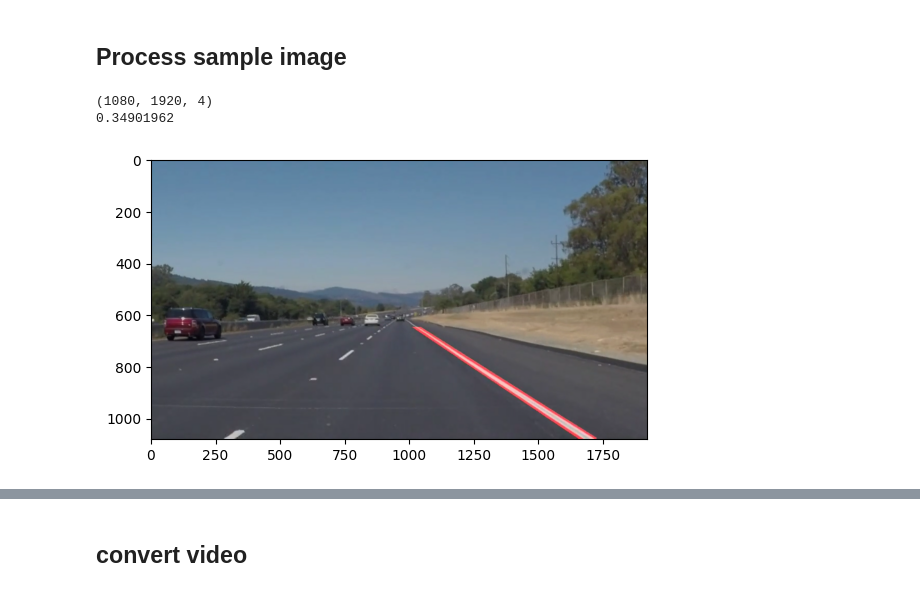
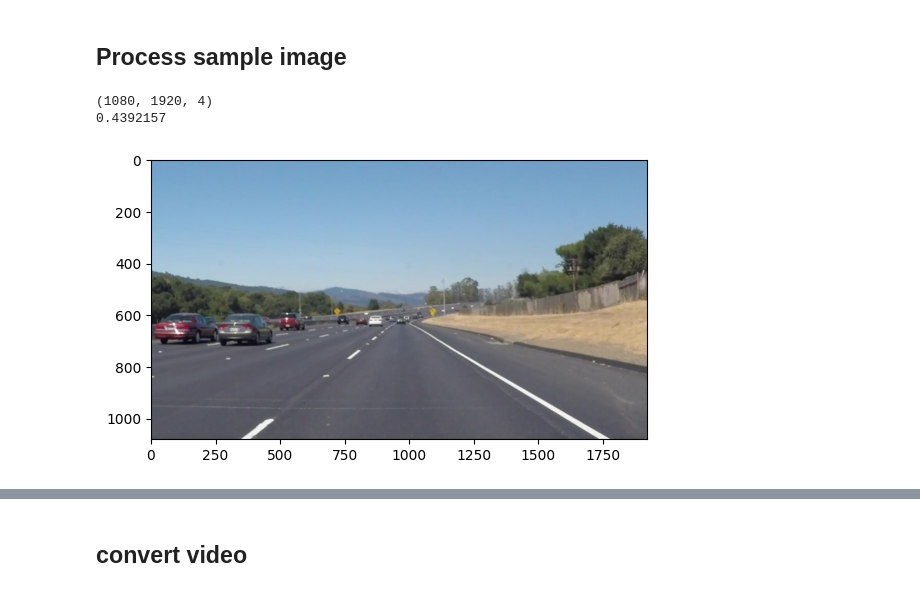
Before and after one commit to kc71486/autonomous_hw2, a Jupyter notebook: autohw2.ipynb, the cells around one changed output, grey strips where cells are left out. Drawn from its saved outputs; the diff is of its cells as text; code cells hidden in the pictures.

```diff
--- a/autohw2.ipynb
+++ b/autohw2.ipynb
@@ -257,17 +276,16 @@ def process_image(img, finalstage=True):
 ## Process sample image
 # %%
 #reading in an image
-image = mpimg.imread('test_images/whitemark.png');
-#image = mpimg.imread('test_images/solidWhiteRight.jpg');
+image = mpimg.imread('test_images/issue2.png');
 print(image.shape)
 print(image[0][0][0])
 
 #printing out some stats and plotting
 plt.imshow(image);
 # %% [output]
 (1080, 1920, 4)
-0.34901962
+0.4392157
-[figure, old version]
+[figure, new version]
 # %%
 newimage = process_image(image, True)
 plt.imshow(newimage, cmap='Greys_r')
```
Also changed, not shown: parts of 13 cells of this notebook.
